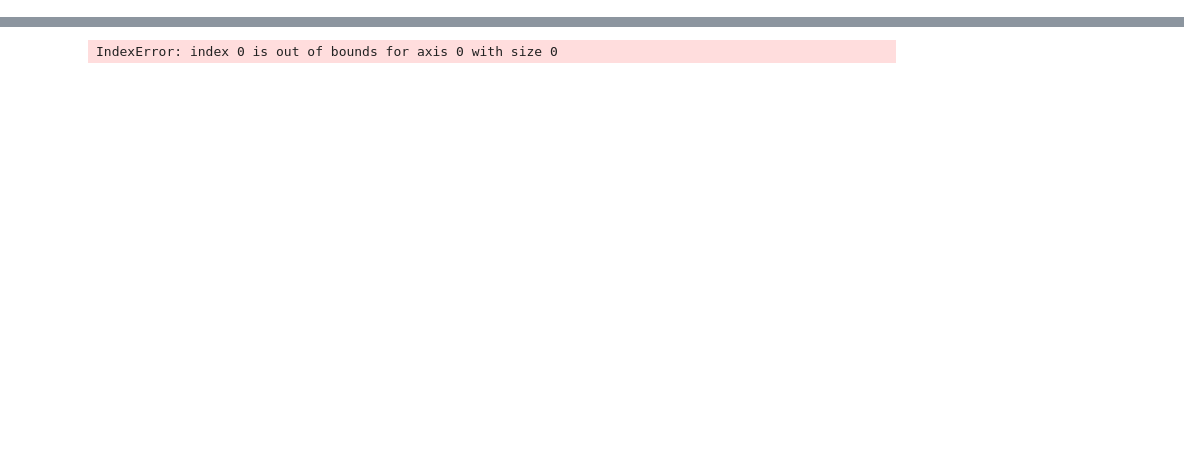
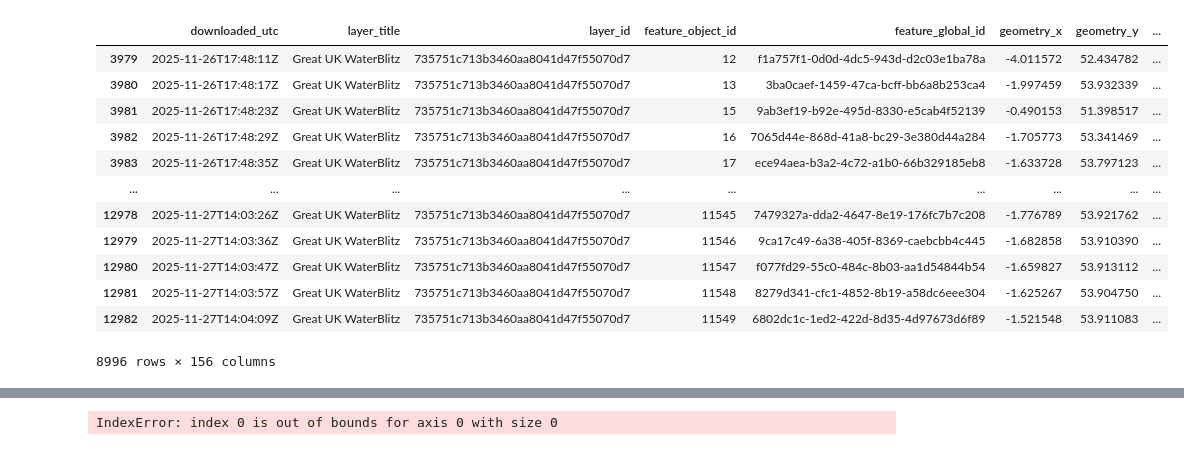
Before and after one commit to lukemccarvill/earthwatch-cnn, a Jupyter notebook: src/load_data.ipynb, the cells around one changed output, grey strips where cells are left out. Saved outputs shown, nothing was run; the diff lists cells and outputs as text; code cells hidden in the pictures; blank space fills up the shorter version.

Commit message:
edits to load_data.ipynb

```diff
--- a/src/load_data.ipynb
+++ b/src/load_data.ipynb
@@ -61,3 +61,19 @@ def load_image(path):
+# %%
+display(data)
+# %% [output]
+|  | downloaded_utc | layer_title | layer_id | feature_object_id | feature_global_id | geometry_x | geometry_y | ... |
+| 3979 | 2025-11-26T17:48:11Z | Great UK WaterBlitz | 735751c713b3460aa8041d47f55070d7 | 12 | f1a757f1-0d0d-4dc5-943d-d2c03e1ba78a | -4.011572 | 52.434782 | ... |
+| 3980 | 2025-11-26T17:48:17Z | Great UK WaterBlitz | 735751c713b3460aa8041d47f55070d7 | 13 | 3ba0caef-1459-47ca-bcff-bb6a8b253ca4 | -1.997459 | 53.932339 | ... |
+| 3981 | 2025-11-26T17:48:23Z | Great UK WaterBlitz | 735751c713b3460aa8041d47f55070d7 | 15 | 9ab3ef19-b92e-495d-8330-e5cab4f52139 | -0.490153 | 51.398517 | ... |
+| 3982 | 2025-11-26T17:48:29Z | Great UK WaterBlitz | 735751c713b3460aa8041d47f55070d7 | 16 | 7065d44e-868d-41a8-bc29-3e380d44a284 | -1.705773 | 53.341469 | ... |
+| 3983 | 2025-11-26T17:48:35Z | Great UK WaterBlitz | 735751c713b3460aa8041d47f55070d7 | 17 | ece94aea-b3a2-4c72-a1b0-66b329185eb8 | -1.633728 | 53.797123 | ... |
+| ... | ... | ... | ... | ... | ... | ... | ... | ... |
+| 12978 | 2025-11-27T14:03:26Z | Great UK WaterBlitz | 735751c713b3460aa8041d47f55070d7 | 11545 | 7479327a-dda2-4647-8e19-176fc7b7c208 | -1.776789 | 53.921762 | ... |
+| 12979 | 2025-11-27T14:03:36Z | Great UK WaterBlitz | 735751c713b3460aa8041d47f55070d7 | 11546 | 9ca17c49-6a38-405f-8369-caebcbb4c445 | -1.682858 | 53.910390 | ... |
+| 12980 | 2025-11-27T14:03:47Z | Great UK WaterBlitz | 735751c713b3460aa8041d47f55070d7 | 11547 | f077fd29-55c0-484c-8b03-aa1d54844b54 | -1.659827 | 53.913112 | ... |
+| 12981 | 2025-11-27T14:03:57Z | Great UK WaterBlitz | 735751c713b3460aa8041d47f55070d7 | 11548 | 8279d341-cfc1-4852-8b19-a58dc6eee304 | -1.625267 | 53.904750 | ... |
+| 12982 | 2025-11-27T14:04:09Z | Great UK WaterBlitz | 735751c713b3460aa8041d47f55070d7 | 11549 | 6802dc1c-1ed2-422d-8d35-4d97673d6f89 | -1.521548 | 53.911083 | ... |
+8996 rows × 156 columns
 # %%
 # Load all images into an array
 images = np.array([load_image(path) for path in data['image_path']])
```
Also changed, not shown: parts of 3 cells of this notebook.
